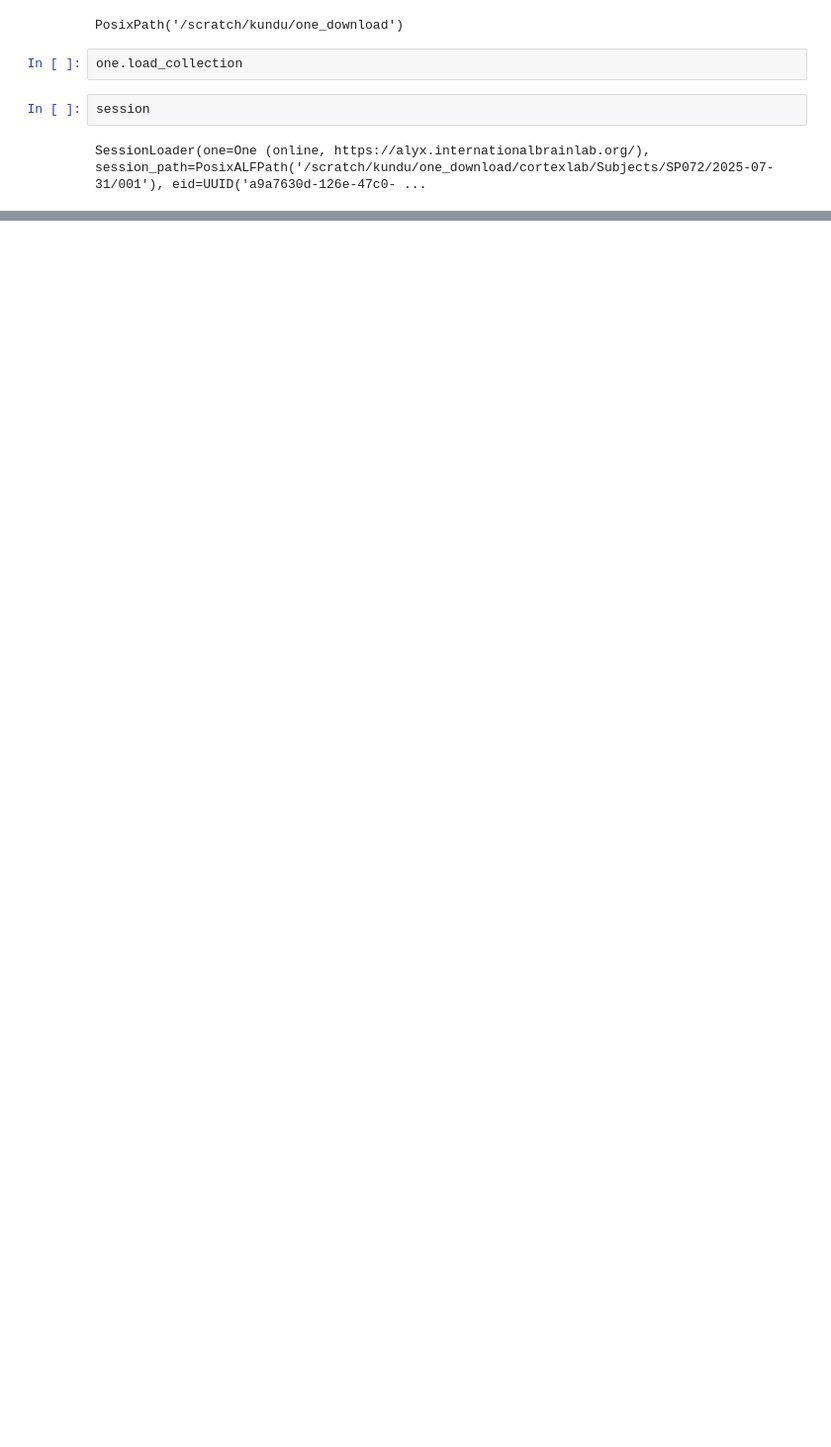
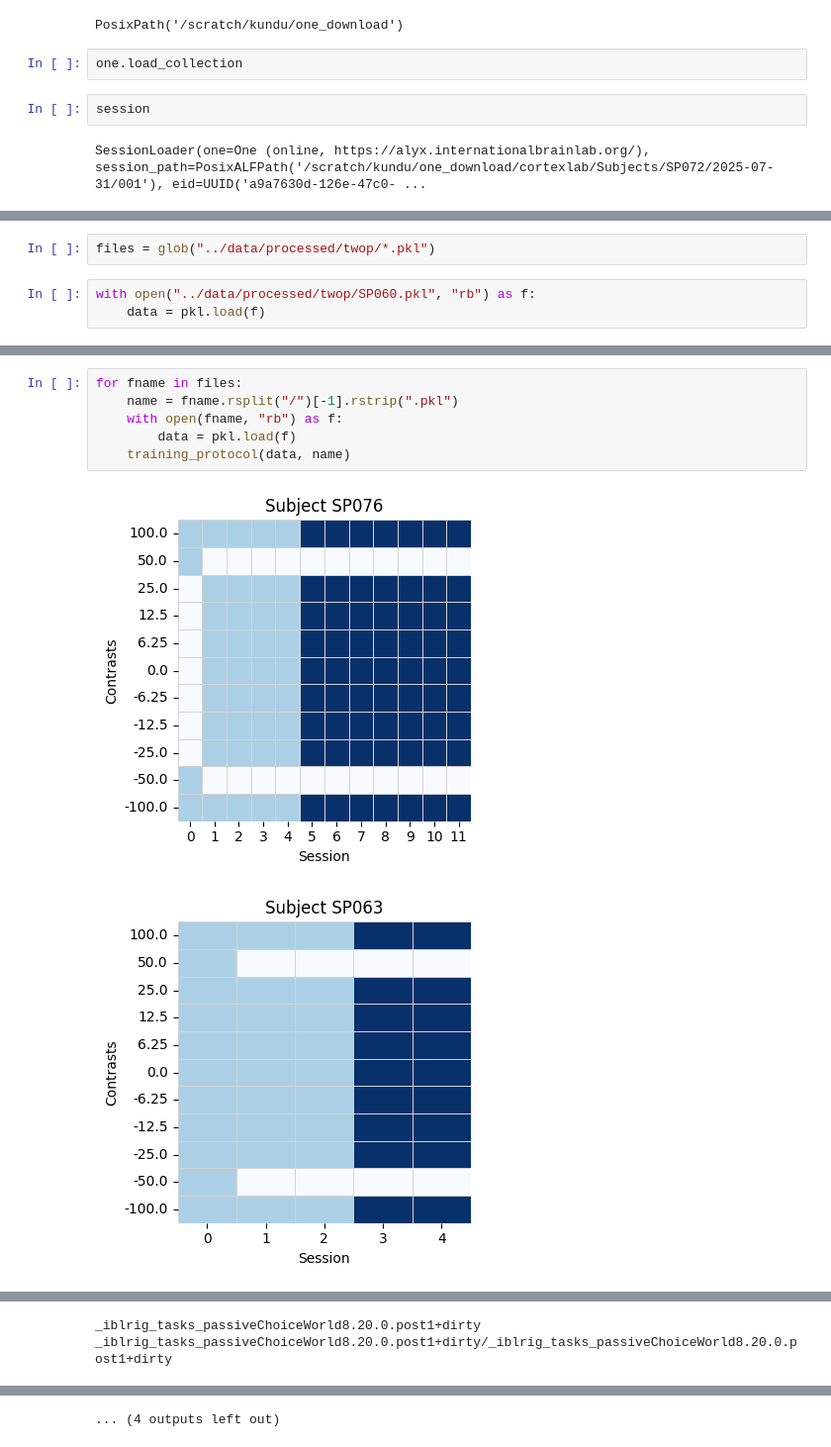
Before and after one commit to debottamKundu/ibl-partial-info-decomp, a Jupyter notebook: notebooks/2photon.ipynb, the cells around one changed output, grey strips where cells are left out. Shown at 99% size. Cells and saved outputs as stored; diff of their text form; blank space fills up the shorter version.

```diff
--- a/notebooks/2photon.ipynb
+++ b/notebooks/2photon.ipynb
@@ -81,0 +91,5 @@ SessionLoader(one=One (online, https://alyx.internationalbrainlab.org/), session
+# %%
+files = glob("../data/processed/twop/*.pkl")
+# %%
+with open("../data/processed/twop/SP060.pkl", "rb") as f:
+    data = pkl.load(f)
@@ -81,0 +149,9 @@ SessionLoader(one=One (online, https://alyx.internationalbrainlab.org/), session
+# %%
+for fname in files:
+    name = fname.rsplit("/")[-1].rstrip(".pkl")
+    with open(fname, "rb") as f:
+        data = pkl.load(f)
+    training_protocol(data, name)
+# %% [output]
+[figure, added]
+[figure, added]
@@ -81,0 +162,2 @@ SessionLoader(one=One (online, https://alyx.internationalbrainlab.org/), session
+_iblrig_tasks_passiveChoiceWorld8.20.0.post1+dirty
+_iblrig_tasks_passiveChoiceWorld8.20.0.post1+dirty/_iblrig_tasks_passiveChoiceWorld8.20.0.post1+dirty
@@ -81,0 +169 @@ SessionLoader(one=One (online, https://alyx.internationalbrainlab.org/), session
+... (4 outputs left out)
```
Also changed, not shown: parts of 13 cells of this notebook, 6 other files.
